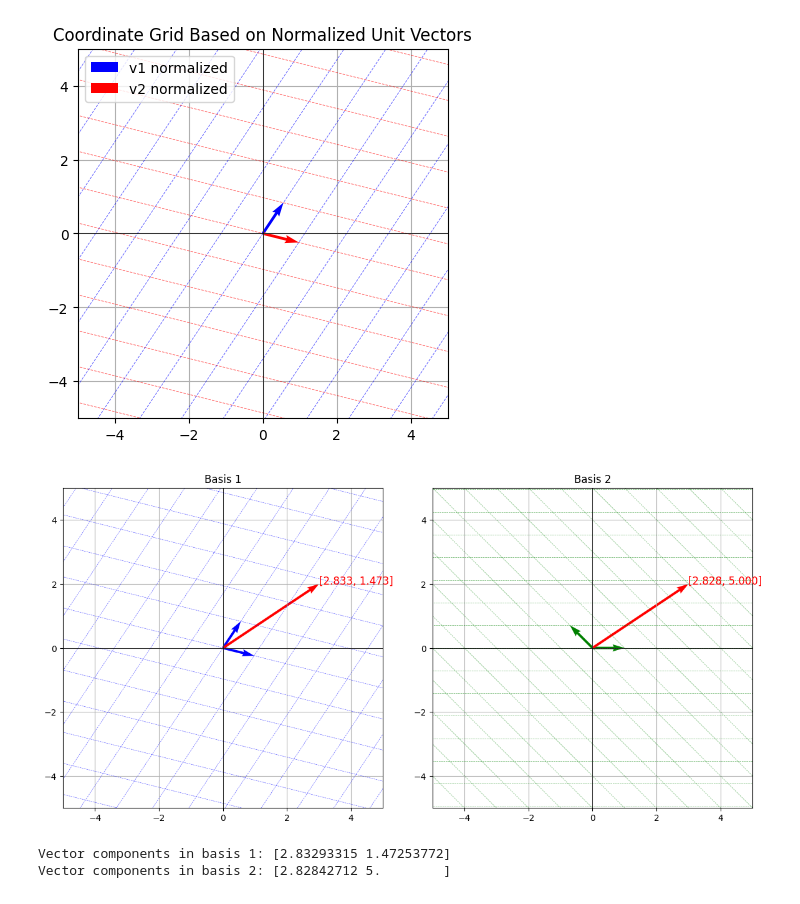
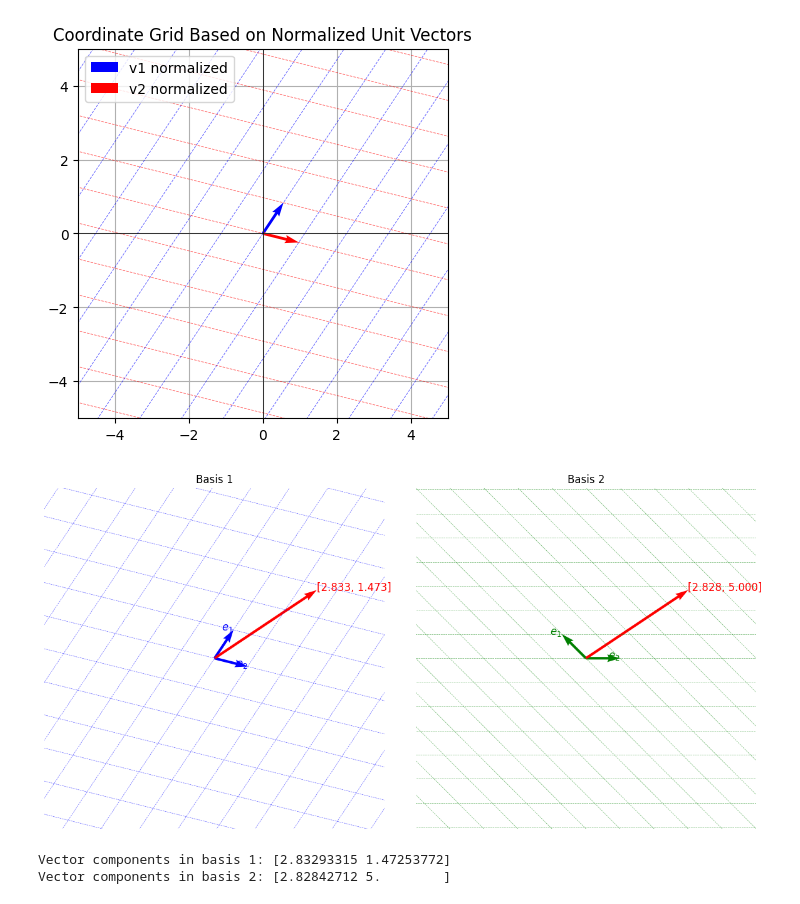
Before and after one commit to dchorazkiewicz/Math-2024-25-Winter, a Jupyter notebook: Test_notebooks/AG_ploting_coord_sys.ipynb, the cells around one changed output. Saved outputs shown, nothing was run; the diff lists cells and outputs as text; code cells hidden in the pictures.

```diff
--- a/Test_notebooks/AG_ploting_coord_sys.ipynb
+++ b/Test_notebooks/AG_ploting_coord_sys.ipynb
@@ -142,55 +142,58 @@ def plot_side_by_side_systems(v1_basis1, v2_basis1, v1_basis2, v2_basis2, vector
     plot_coordinate_grid(ax1, v1_basis1_normalized, v2_basis1_normalized, grid_size=grid_size, color='b', alpha=0.6)
     ax1.quiver(0, 0, v1_basis1_normalized[0], v1_basis1_normalized[1], angles='xy', scale_units='xy', scale=1, color='blue', label='v1 basis 1')
     ax1.quiver(0, 0, v2_basis1_normalized[0], v2_basis1_normalized[1], angles='xy', scale_units='xy', scale=1, color='blue', label='v2 basis 1')
+    ax1.text(v1_basis1_normalized[0], v1_basis1_normalized[1], '$e_1$', color='blue', fontsize=12, ha='right')
+    ax1.text(v2_basis1_normalized[0], v2_basis1_normalized[1], '$e_2$', color='blue', fontsize=12, ha='right')
 
     # Plot the vector on the left plot (in red)
     ax1.quiver(0, 0, vector[0], vector[1], angles='xy', scale_units='xy', scale=1, color='red', label='Vector')
     ax1.text(vector[0], vector[1], f'[{vector_components_basis1[0]:.3f}, {vector_components_basis1[1]:.3f}]', color='red', fontsize=12, ha='left')
 
+    # Wyłącz osie na lewym wykresie
+    ax1.axis('off')
 
     ax1.set_xlim([-grid_size, grid_size])
     ax1.set_ylim([-grid_size, grid_size])
-    ax1.grid(True)
-    ax1.axhline(0, color='black',linewidth=0.5)
-    ax1.axvline(0, color='black',linewidth=0.5)
     ax1.set_aspect('equal', adjustable='box')
     ax1.set_title('Basis 1')
 
     # Plot coordinate system 2 on the right
     plot_coordinate_grid(ax2, v1_basis2_normalized, v2_basis2_normalized, grid_size=grid_size, color='g', alpha=0.6)
     ax2.quiver(0, 0, v1_basis2_normalized[0], v1_basis2_normalized[1], angles='xy', scale_units='xy', scale=1, color='green', label='v1 basis 2')
     ax2.quiver(0, 0, v2_basis2_normalized[0], v2_basis2_normalized[1], angles='xy', scale_units='xy', scale=1, color='green', label='v2 basis 2')
+    ax2.text(v1_basis2_normalized[0], v1_basis2_normalized[1], '$e_1$', color='green', fontsize=12, ha='right')
+    ax2.text(v2_basis2_normalized[0], v2_basis2_normalized[1], '$e_2$', color='green', fontsize=12, ha='right')
 
     # Plot the same vector on the right plot (in red)
     ax2.quiver(0, 0, vector[0], vector[1], angles='xy', scale_units='xy', scale=1, color='red', label='Vector')
     ax2.text(vector[0], vector[1], f'[{vector_components_basis2[0]:.3f}, {vector_components_basis2[1]:.3f}]', color='red', fontsize=12, ha='left')
 
+    # Wyłącz osie na prawym wykresie
+    ax2.axis('off')
+
     ax2.set_xlim([-grid_size, grid_size])
     ax2.set_ylim([-grid_size, grid_size])
-    ax2.grid(True)
-    ax2.axhline(0, color='black',linewidth=0.5)
-    ax2.axvline(0, color='black',linewidth=0.5)
     ax2.set_aspect('equal', adjustable='box')
     ax2.set_title('Basis 2')
 
     # Display the plot
     plt.tight_layout()
     plt.show()
 
     # Print the components of the vector in both bases
     print(f"Vector components in basis 1: {vector_components_basis1}")
     print(f"Vector components in basis 2: {vector_components_basis2}")
 
 # Example: Using non-standard vectors and a vector in space
 v1_basis1 = np.array([2, 3])  # first versor of basis 1
 v2_basis1 = np.array([4, -1]) # second versor of basis 1
-v1_basis2 = np.array([-1, 1])  # first versor of basis 2 (standard basis)
-v2_basis2 = np.array([1, 0])  # second versor of basis 2 (standard basis)
+v1_basis2 = np.array([-1, 1])  # first versor of basis 2
+v2_basis2 = np.array([1, 0])  # second versor of basis 2
 
 vector = np.array([3, 2])  # Vector in the original space (the same vector in both systems)
 
 plot_side_by_side_systems(v1_basis1, v2_basis1, v1_basis2, v2_basis2, vector)
 # %% [output]
-[figure, old version]
+[figure, new version]
 Vector components in basis 1: [2.83293315 1.47253772]
 Vector components in basis 2: [2.82842712 5.        ]
```
